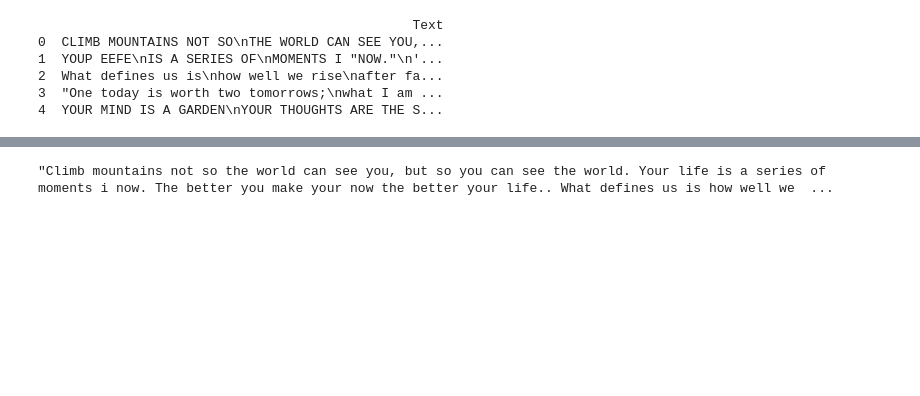
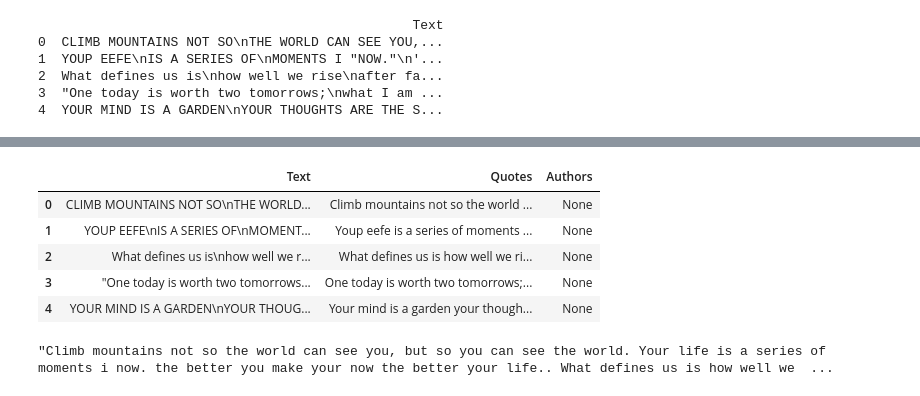
Before and after one commit to erickbytes/positivipy, a Jupyter notebook: Generating Positive Thoughts Daily - Text Extraction with OCR and Generation with Markov Chains.ipynb, the cells around one changed output, grey strips where cells are left out. Cells and saved outputs as stored; diff of their text form; code cells hidden in the pictures; blank space fills up the shorter version.

Commit message:
Text corrections and adding library pip install commands to README

```diff
--- a/Generating Positive Thoughts Daily - Text Extraction with OCR and Generation with Markov Chains.ipynb
+++ b/Generating Positive Thoughts Daily - Text Extraction with OCR and Generation with Markov Chains.ipynb
@@ -34,42 +40,46 @@ Name: Quotes, Length: 770, dtype: object
 # %%
-# get rid of weird non-ascii characters
-positive_thoughts.Quotes = (positive_thoughts.Quotes.apply(lambda word:word.encode('ascii',errors='ignore'))
-                                                    .apply(lambda word:word.decode('utf-8'))
-                                                    .str.strip()
-                                                    .str.lower())
-positive_thoughts.Quotes = positive_thoughts.Quotes.str.replace(pat='"', repl='', regex=False).str.strip()
+def clean_quotes(x):
+    quote = ' '.join([word for word in x.split(' ') if '.co' not in word\
+                                        and 'www' not in word\
+                                        and 'quot' not in word\
+                                        and '.net' not in word\
+                                        and '.org' not in word\
+                                        and '#' not in word\
+                                        and '@' not in word]
+                                        )
+    return quote
 
 # removing websites and other source info from quotes
-positive_thoughts.Quotes = positive_thoughts.Quotes.apply(lambda x:' '.join(
-                                                [word for word in x.split(' ') if '.co' not in word\
-                                                                                and 'www' not in word\
-                                                                                and 'quot' not in word\
-                                                                                and '.net' not in word\
-                                                                                and '.org' not in word\
-                                                                                and '#' not in word\
-                                                                                and '@' not in word]
-                                                                                ))
+positive_thoughts.Quotes = positive_thoughts.Quotes.apply(lambda x:clean_quotes(x))
 
 # removes these characters: ()|/*[]
+# remove extra spaces, ocr "v" formatting
 positive_thoughts.Quotes = (positive_thoughts.Quotes.str.replace(pat='\(|\|||\)|/|\*|\[|\]', repl='', regex=True)
                                                     .str.replace(pat='  ', repl=' ', regex=False)
                                                     .str.replace(pat=' v ', repl='. ', regex=False)
                                                     .str.strip()
                                                     .str.capitalize())
 positive_thoughts['Authors'] = positive_thoughts.Quotes.str.split(pat='-', expand=True)[1].str.strip()
 positive_thoughts['Quotes'] = positive_thoughts.Quotes.str.split(pat='-', expand=True)[0].str.strip()
 positive_thoughts.head()
-positive_thoughts.to_csv('Positive_Thoughts_Cleaned.csv',index=False)
+# positive_thoughts.to_csv('Positive_Thoughts_Cleaned.csv',index=False)
+# %% [output]
+|  | Text | Quotes | Authors |
+| 0 | CLIMB MOUNTAINS NOT SO\nTHE WORLD... | Climb mountains not so the world ... | None |
+| 1 | YOUP EEFE\nIS A SERIES OF\nMOMENT... | Youp eefe is a series of moments ... | None |
+| 2 | What defines us is\nhow well we r... | What defines us is how well we ri... | None |
+| 3 | "One today is worth two tomorrows... | One today is worth two tomorrows;... | None |
+| 4 | YOUR MIND IS A GARDEN\nYOUR THOUG... | Your mind is a garden your though... | None |
 # %%
-# use manually corrected file
-clean_quotes = 'Positive_Thoughts_Manually_Cleaned.csv'
-positive_thoughts = pd.read_csv(clean_quotes)
+# use a manually corrected file
+clean_quotes_url = 'https://raw.githubusercontent.com/erickbytes/positivipy/main/Positive_Thoughts_Manually_Cleaned.csv'
+positive_thoughts = pd.read_csv(clean_quotes_url)
 positive_thoughts = positive_thoughts.fillna('').astype(str)
-quotes = positive_thoughts.Quotes.tolist()
+quotes = positive_thoughts.Quotes.str.capitalize().tolist()
 text = '. '.join(quotes)
 text
 # %% [output]
-"Climb mountains not so the world can see you, but so you can see the world. Your life is a series of moments i now. The better you make your now the better your life.. What defines us is how well we  ...
+"Climb mountains not so the world can see you, but so you can see the world. Your life is a series of moments i now. the better you make your now the better your life.. What defines us is how well we  ...
 # %%
 # Build a markov chain model.
 text_model = markovify.Text(text)
```
Also changed, not shown: parts of 4 cells of this notebook, 2 other files.
